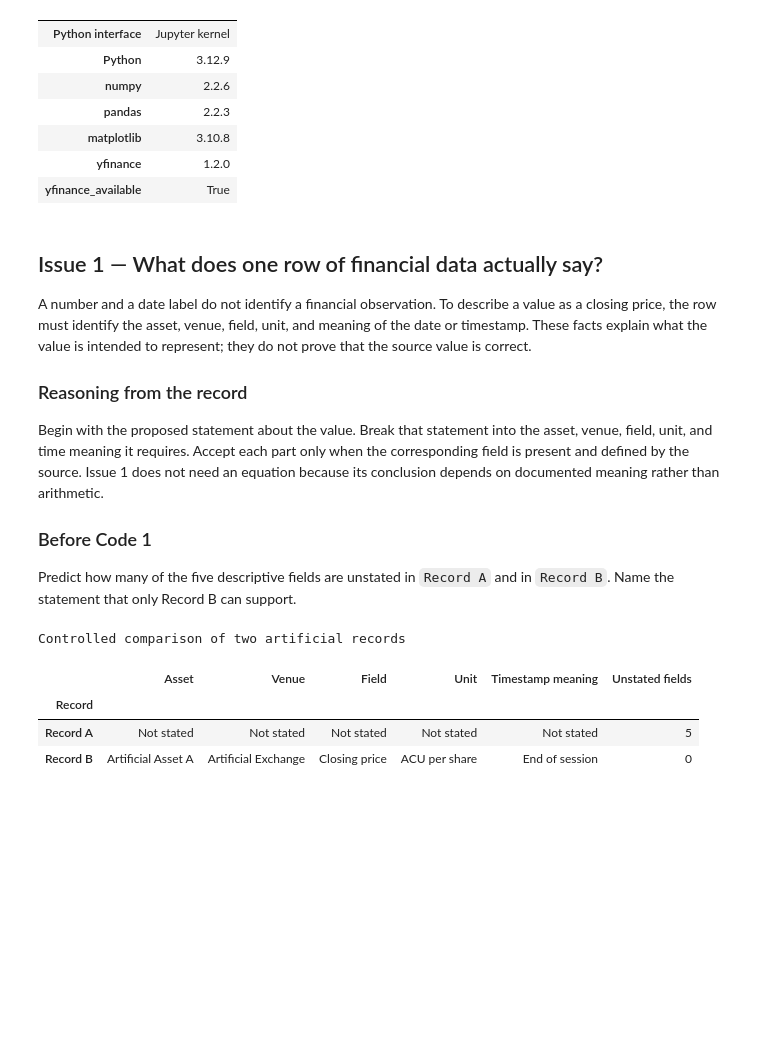
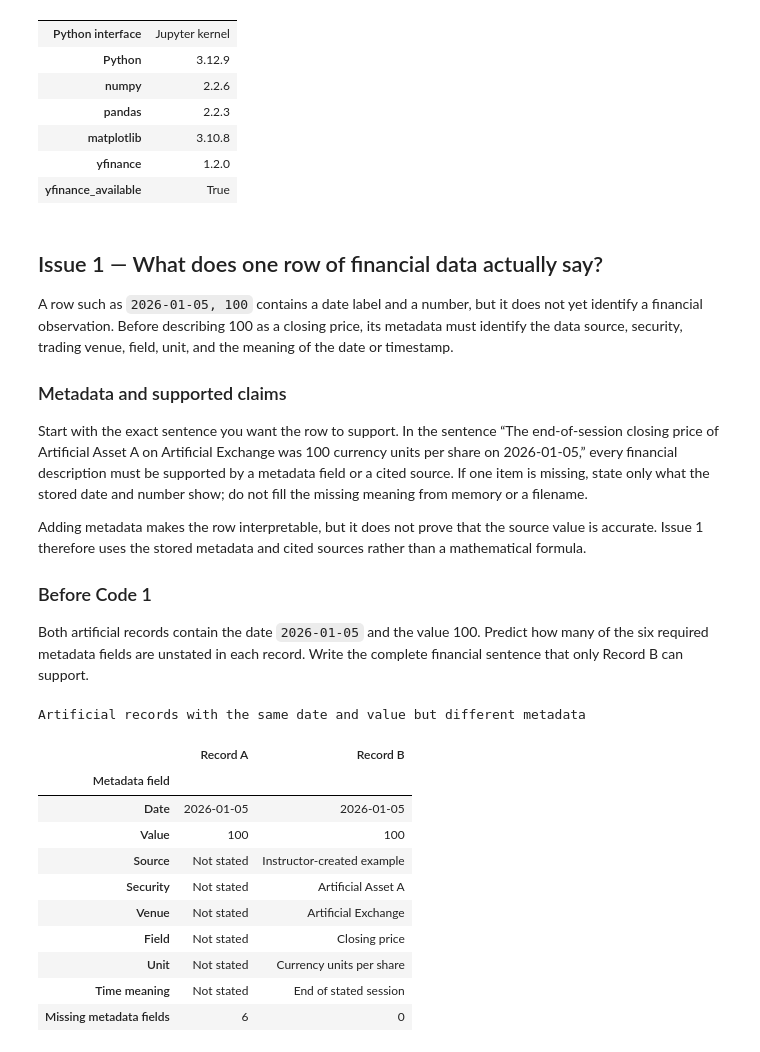
Before and after one commit to KennethWYLee/FinTech, a Jupyter notebook: course/02/week2_main.ipynb, the cells around one changed output. Drawn from its saved outputs; the diff is of its cells as text; code cells hidden in the pictures; blank space fills up the shorter version.

Commit message:
Refine Week 2 financial data materials

```diff
--- a/course/02/week2_main.ipynb
+++ b/course/02/week2_main.ipynb
@@ -232,34 +232,50 @@ display(environment.rename_axis("Item").to_frame("Value"))
 ## Issue 1 — What does one row of financial data actually say?
 
 
-A number and a date label do not identify a financial observation. To describe a value as a closing price, the row must identify the asset, venue, field, unit, and meaning of the date or timestamp. These facts explain what the value is intended to represent; they do not prove that the source value is correct.
+A row such as `2026-01-05, 100` contains a date label and a number, but it does not yet identify a financial observation. Before describing 100 as a closing price, its metadata must identify the data source, security, trading venue, field, unit, and the meaning of the date or timestamp.
 
-### Reasoning from the record
+### Metadata and supported claims
 
-Begin with the proposed statement about the value. Break that statement into the asset, venue, field, unit, and time meaning it requires. Accept each part only when the corresponding field is present and defined by the source. Issue 1 does not need an equation because its conclusion depends on documented meaning rather than arithmetic.
+Start with the exact sentence you want the row to support. In the sentence “The end-of-session closing price of Artificial Asset A on Artificial Exchange was 100 currency units per share on 2026-01-05,” every financial description must be supported by a metadata field or a cited source. If one item is missing, state only what the stored date and number show; do not fill the missing meaning from memory or a filename.
+
+Adding metadata makes the row interpretable, but it does not prove that the source value is accurate. Issue 1 therefore uses the stored metadata and cited sources rather than a mathematical formula.
 
 
 ### Before Code 1
 
 
-Predict how many of the five descriptive fields are unstated in `Record A` and in `Record B`. Name the statement that only Record B can support.
+Both artificial records contain the date `2026-01-05` and the value 100. Predict how many of the six required metadata fields are unstated in each record. Write the complete financial sentence that only Record B can support.
 # %%
-row_meaning = pd.DataFrame(
+controlled_rows = pd.DataFrame(
     [
-        ["Record A", "Not stated", "Not stated", "Not stated", "Not stated", "Not stated"],
-        ["Record B", "Artificial Asset A", "Artificial Exchange", "Closing price", "ACU per share", "End of session"],
+        ["Date", "2026-01-05", "2026-01-05"],
+        ["Value", "100", "100"],
+        ["Source", "Not stated", "Instructor-created example"],
+        ["Security", "Not stated", "Artificial Asset A"],
+        ["Venue", "Not stated", "Artificial Exchange"],
+        ["Field", "Not stated", "Closing price"],
+        ["Unit", "Not stated", "Currency units per share"],
+        ["Time meaning", "Not stated", "End of stated session"],
     ],
-    columns=["Record", "Asset", "Venue", "Field", "Unit", "Timestamp meaning"],
-).set_index("Record")
-row_meaning["Unstated fields"] = row_meaning.eq("Not stated").sum(axis=1)
-display(row_meaning.style.set_caption("Controlled comparison of two artificial records"))
-assert row_meaning["Unstated fields"].to_dict() == {"Record A": 5, "Record B": 0}
+    columns=["Metadata field", "Record A", "Record B"],
+).set_index("Metadata field")
+metadata_fields = ["Source", "Security", "Venue", "Field", "Unit", "Time meaning"]
+controlled_rows.loc["Missing metadata fields"] = controlled_rows.loc[metadata_fields].eq("Not stated").sum()
+display(controlled_rows.style.set_caption("Artificial records with the same date and value but different metadata"))
+assert controlled_rows.loc["Missing metadata fields"].to_dict() == {"Record A": 6, "Record B": 0}
 # %% [output]
-Controlled comparison of two artificial records
+Artificial records with the same date and value but different metadata
-|  | Asset | Venue | Field | Unit | Timestamp meaning | Unstated fields |
-| Record |  |  |  |  |  |  |
-| Record A | Not stated | Not stated | Not stated | Not stated | Not stated | 5 |
-| Record B | Artificial Asset A | Artificial Exchange | Closing price | ACU per share | End of session | 0 |
+|  | Record A | Record B |
+| Metadata field |  |  |
+| Date | 2026-01-05 | 2026-01-05 |
+| Value | 100 | 100 |
+| Source | Not stated | Instructor-created example |
+| Security | Not stated | Artificial Asset A |
+| Venue | Not stated | Artificial Exchange |
+| Field | Not stated | Closing price |
+| Unit | Not stated | Currency units per share |
+| Time meaning | Not stated | End of stated session |
+| Missing metadata fields | 6 | 0 |
 # %% [markdown]
 ### Interpret Code 1
 
```
Also changed, not shown: parts of 130 cells of this notebook.
